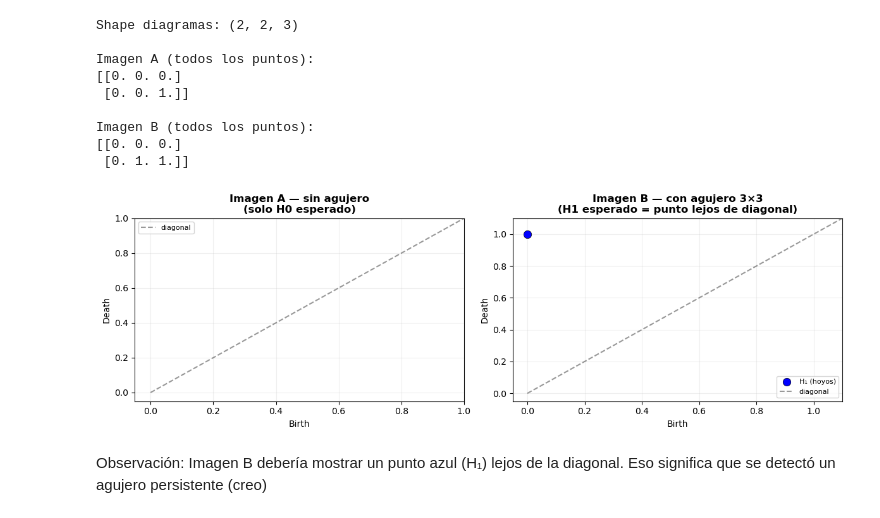
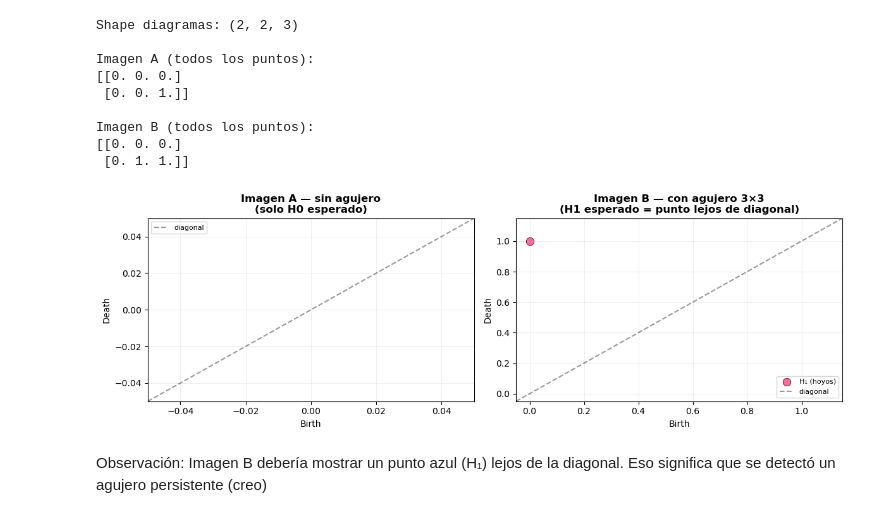
Before and after one commit to steffanylars/MA2007B_Topologia, a Jupyter notebook: MA2007B_3_PersistenciaHomologica.ipynb, the cells around one changed output. Cells and saved outputs as stored; diff of their text form; code cells hidden in the pictures.

```diff
--- a/MA2007B_3_PersistenciaHomologica.ipynb
+++ b/MA2007B_3_PersistenciaHomologica.ipynb
@@ -104,48 +104,41 @@ Imagen B (todos los puntos):
 # plt.show()
 
 
-# ojo!! graficamos manualmente con matplotlib scatter
+# lo graficamos manual porque plot_diagram no jala con ax= en esta version
 fig, axes = plt.subplots(1, 2, figsize=(12, 4))
 
 titulos = [
     "Imagen A — sin agujero\n(solo H0 esperado)",
     "Imagen B — con agujero 3×3\n(H1 esperado = punto lejos de diagonal)"
 ]
 
 for idx, (diagrama, titulo) in enumerate(zip(diagramas, titulos)):
     ax = axes[idx]
 
-    for dim, color, label in [(0, 'red', 'H₀ (componentes)'), (1, 'blue', 'H₁ (hoyos)')]:
-        # filtrar por dimensión homológica (columna 2 del diagrama)
+    for dim, color, label in [(0, '#C850C0', 'H₀ (componentes)'), (1, '#FF6B9D', 'H₁ (hoyos)')]:
         puntos = diagrama[diagrama[:, 2] == dim]
-        # ojo!! solo quitar puntos donde birth == death (persistencia 0 = padding/ruido)
-        # El filtro anterior quitaba (0,0) pero los puntos reales tienen birth=0, death>0
-        puntos = puntos[puntos[:, 0] != puntos[:, 1]]  # quitar birth==death
+        puntos = puntos[puntos[:, 0] != puntos[:, 1]]  # quitar padding (birth==death)
         if len(puntos) > 0:
             ax.scatter(puntos[:, 0], puntos[:, 1], c=color, label=label,
                        s=80, zorder=3, edgecolors='k', linewidths=0.5)
 
-    # diagonal birth=death
     all_vals = diagrama[:, :2].flatten()
-    all_vals = all_vals[all_vals > 0]
-    if len(all_vals) > 0:
-        lo, hi = 0, all_vals.max() * 1.1
-    else:
-        lo, hi = 0, 1
+    lo = min(0, all_vals.min()) - 0.05
+    hi = all_vals.max() * 1.1 + 0.05
     ax.plot([lo, hi], [lo, hi], 'k--', alpha=0.4, label='diagonal')
-    ax.set_xlim(lo - 0.05, hi)
-    ax.set_ylim(lo - 0.05, hi)
+    ax.set_xlim(lo, hi)
+    ax.set_ylim(lo, hi)
 
     ax.set_xlabel("Birth")
     ax.set_ylabel("Death")
     ax.set_title(titulo, fontweight='bold')
     ax.legend(fontsize=8)
     ax.grid(alpha=0.2)
 
 plt.tight_layout()
 plt.show()
 # %% [output]
-[figure, old version]
+[figure, new version]
 # %% [markdown]
 Observación: Imagen B debería mostrar un punto azul (H₁) lejos de la diagonal.
 Eso significa que se detectó un agujero persistente (creo)
```
Also changed, not shown: parts of 6 cells of this notebook.
